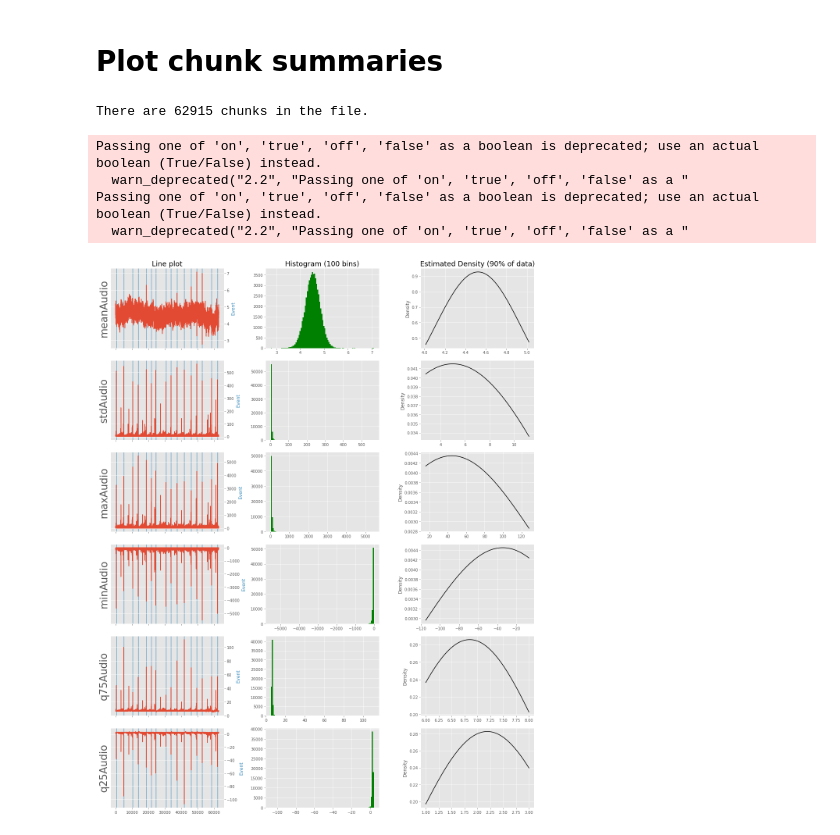
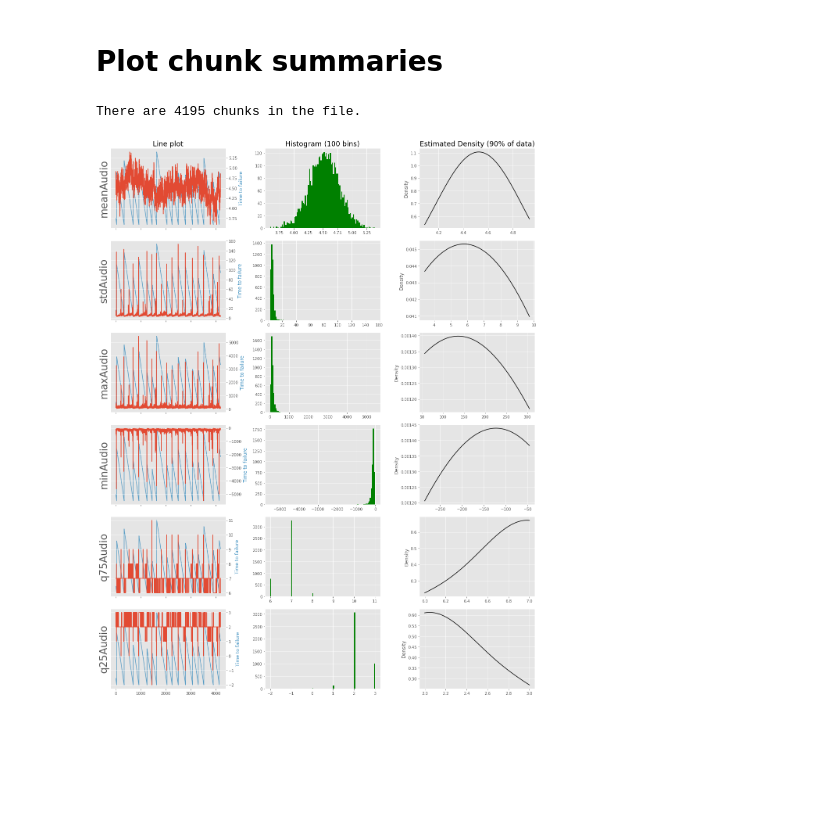
Before and after one commit to lisatostrams/Earthquake-Prediction, a Jupyter notebook: EDA.ipynb, the cells around one changed output. Cells and saved outputs as stored; diff of their text form; code cells hidden in the pictures; blank space fills up the shorter version.

```diff
--- a/EDA.ipynb
+++ b/EDA.ipynb
@@ -91,40 +92,36 @@ print('This took {:.2f} seconds to process'.format(time.time() - start_time))
 import pandas as pd
 import matplotlib.pyplot as plt
 import numpy as np
-chunks = pd.read_csv("summarized_data_10000.csv")
+chunks = pd.read_csv("summarized_data_150000.csv")
 print('There are {} chunks in the file.'.format(len(chunks)))
 # %% [output]
-There are 62915 chunks in the file.
+There are 4195 chunks in the file.
 # %%
 plt.style.use('ggplot')
 summary= 'meanAudio stdAudio maxAudio minAudio q75Audio q25Audio'.split()
 fig, ax = plt.subplots(len(summary),3,figsize=(16,20))
 i=0
 for s in summary:
 
     ax2 = ax[i,0].twinx()
-    chunks['event'].plot(color=list(plt.rcParams['axes.prop_cycle'])[1]['color'],alpha=0.5,ax=ax[i,0])
+    chunks['minTime'].plot(color=list(plt.rcParams['axes.prop_cycle'])[1]['color'],alpha=0.8,ax=ax[i,0])
     ax[i,0].grid(False)
-    ax[i,0].tick_params(axis='y',labelleft='off',left='off')
-    ax[i,0].set_ylim([0.1,1])
+    ax[i,0].tick_params(axis='y',labelleft=False,left=False)
+    #ax[i,0].set_ylim([0.1,1])
     chunks[s].plot(ax = ax2,alpha=1)
-    ax2.set_ylabel('Event',color=list(plt.rcParams['axes.prop_cycle'])[1]['color'])
+    ax2.set_ylabel('Time to failure',color=list(plt.rcParams['axes.prop_cycle'])[1]['color'])
     chunks[s].hist(color='g',ax = ax[i,1],bins=100)
     q25 = chunks[s].quantile(.05)
     q75 = chunks[s].quantile(.95)
     rang=np.linspace(q25,q75,num=1000)
     chunks[s].plot.kde(color='k',ax=ax[i,2],bw_method=1,ind=rang)
     ax[i,0].set_ylabel(s,fontsize=26)
     i=i+1
 
 ax[0,0].set_title('Line plot',fontsize=18)
 ax[0,1].set_title('Histogram (100 bins)',fontsize=18)
 ax[0,2].set_title('Estimated Density (90% of data)',fontsize=18)
 plt.tight_layout()
 plt.savefig('summary.png',dpi=300)
 # %% [output]
-Passing one of 'on', 'true', 'off', 'false' as a boolean is deprecated; use an actual boolean (True/False) instead.
-  warn_deprecated("2.2", "Passing one of 'on', 'true', 'off', 'false' as a "
-Passing one of 'on', 'true', 'off', 'false' as a boolean is deprecated; use an actual boolean (True/False) instead.
-  warn_deprecated("2.2", "Passing one of 'on', 'true', 'off', 'false' as a "
-[figure, old version]
+[figure, new version]
```
Also changed, not shown: parts of 7 cells of this notebook, 26 other files.
